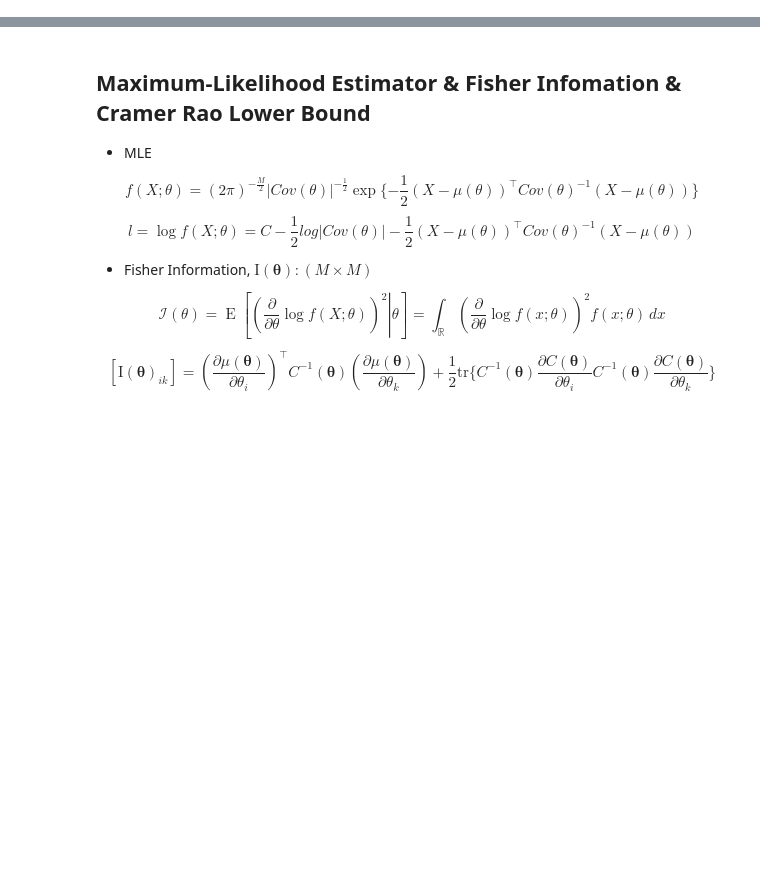
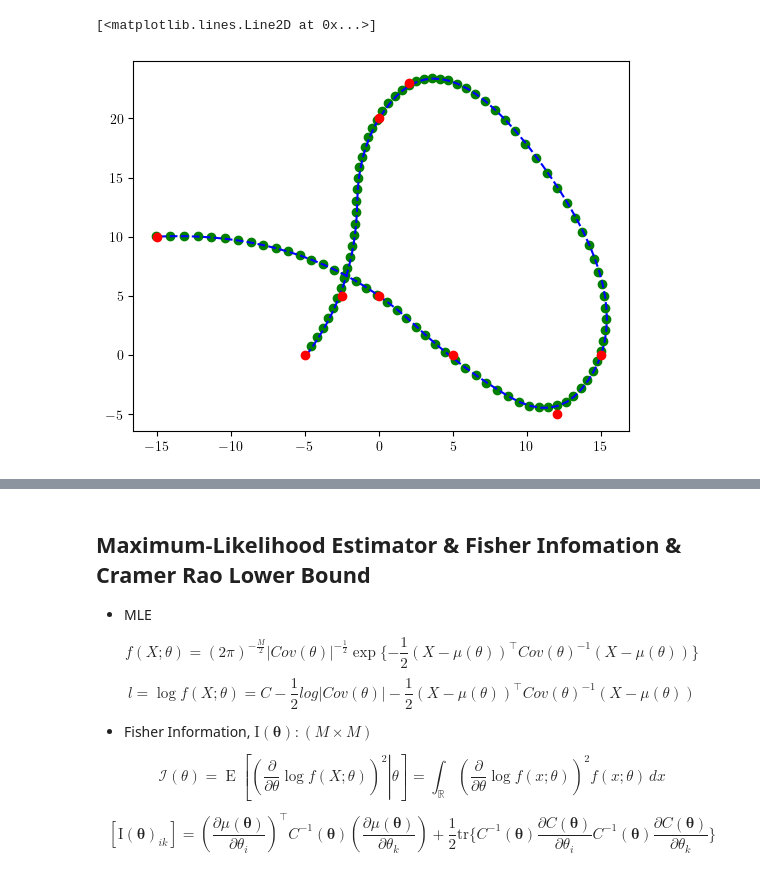
Before and after one commit to jingwei91hu/ActiveTracking, a Jupyter notebook: Autograd_Active_Tracking.ipynb, the cells around one changed output, grey strips where cells are left out. Cells and saved outputs as stored; diff of their text form; code cells hidden in the pictures; blank space fills up the shorter version.

```diff
--- a/Autograd_Active_Tracking.ipynb
+++ b/Autograd_Active_Tracking.ipynb
@@ -1,7 +1,7 @@
 # %%
 import numpy as np
 from numpy.linalg import norm,inv,slogdet,matrix_rank
-from numpy import array,trace,diag,zeros,ones,full,einsum,sqrt
+from numpy import array,trace,diag,zeros,ones,full,einsum,sqrt,eye
 from copy import deepcopy
 
 from scipy.optimize import minimize
@@ -31,4 +31,20 @@ import torch.optim as optim
 from torch.distributions import Categorical, Normal, MultivariateNormal
 from time import time
 
-from range_sensor_utils import RangingSensors,RangeSensorTorchUtils
+from sensors.range_sensor_utils import *
+from sensors.range_sensor_3d_utils import *
+from sensors.doppler_sensor_3d_utils import *
+from sensors.ensembled_sensor_3d_utils import *
+
+from sensors.ensembled_sensor_3d_utils_all import EnsembledSensor3DTorchUtils_2,EnsembledSensors3D_2
+from sensors.doppler_sensor_3d_utils_all import *
+from sensors.range_sensor_3d_utils_all import *
+
+
+from trajectory_utils import trajectory_generator_2D,trajectory_sin_2D,trajectory_spiral_3D
+
+plt.rcParams.update({
+    "text.usetex": True,
+    "font.family": "Times New Roman",
+    "font.monospace": 'Computer Modern Typewriter'
+})
@@ -40,5 +61,25 @@ range_u_t = [-0.001,0.001]
 #default is range sensor
 sensor_helper = RangeSensorTorchUtils()
 sensor_simulator = RangingSensors(zeros((4,3)))
+# %%
+points = np.array([[-5,0],[-2.5,5],[0,20],[2,23],[15,0],[12,-5],[5,0],[0,5],[-15,10]])
+xs,ys,a = trajectory_generator_2D(points,101,0)
+
+p = points[0]
+vx = 0
+vy = 0
+for i in range(100):
+    px = p[0] + vx + 0.5*a[i,0]
+    py = p[1] + vy + 0.5*a[i,1]
+    vx = vx + a[i,0]
+    vy = vy + a[i,1]
+    p =[px,py]
+    plt.plot(px,py,'go')
+
+plt.plot(xs,ys,'b--')
+plt.plot(points[:,0],points[:,1],'ro')
+# %% [output]
+[<matplotlib.lines.Line2D at 0x...>]
+[figure, added]
 # %% [markdown]
 # Setting I: Range-based 2D sensor
```
Also changed, not shown: parts of 150 cells of this notebook, 9 other files.
